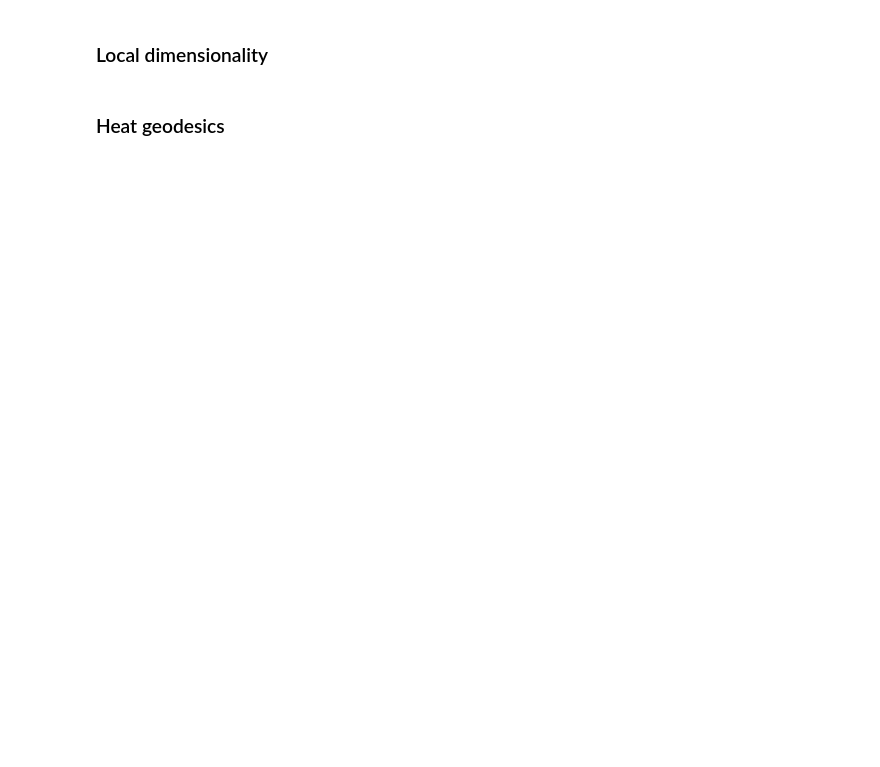
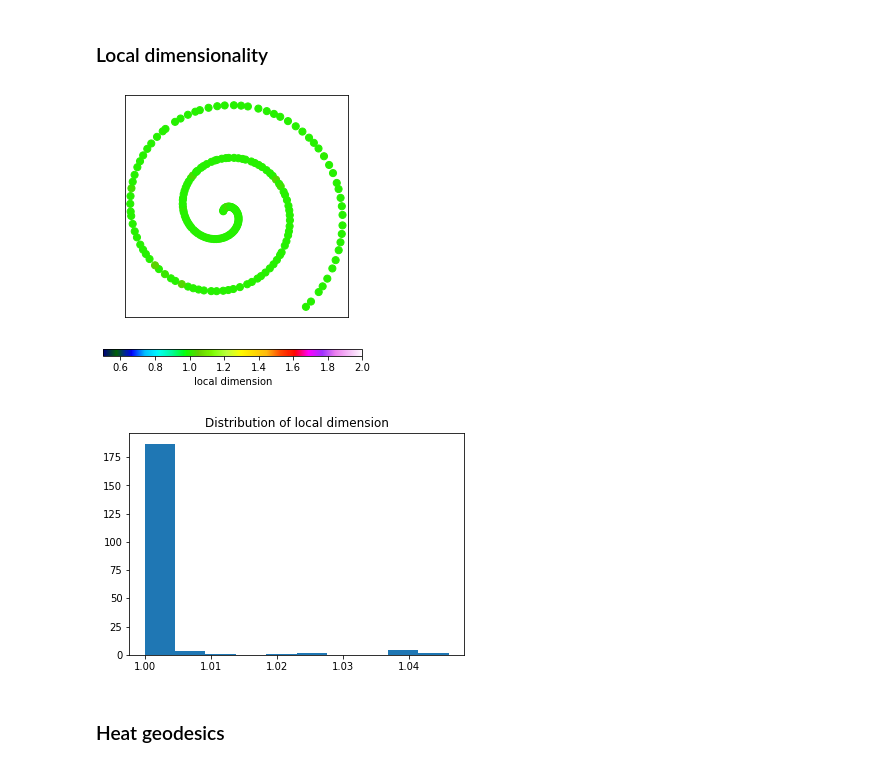
Before and after one commit to dyballa/IAN, a Jupyter notebook: examples/example-spiral.ipynb, the cells around one changed output. Cells and saved outputs as stored; diff of their text form; code cells hidden in the pictures; blank space fills up the shorter version.

```diff
--- a/examples/example-spiral.ipynb
+++ b/examples/example-spiral.ipynb
@@ -67,34 +73,37 @@ plt.show()
 #run NCD algorithm to estimate local dimension
 nbrhoodOrder = 2 #using neighbors-of-neighbors up to 2 hops away
 NofNDims, degDims = estimateLocalDims(G, D2, nbrhoodOrder)
 dims = np.maximum(degDims,NofNDims)
 
 
 #set bounds for colormap
 MIND, MAXD = min(.5,dims.min()),  max(dims.max(),2.)
 norm = matplotlib.colors.Normalize(vmin=MIND, vmax=MAXD)
 dim_cmap = matplotlib.cm.get_cmap('gist_ncar')
 
 dimColors = [dim_cmap(norm(si)) for si in dims]
 
 f,ax = subps(1,1,4,4)
 
 plot2dScatter(X,dimColors,f_ax=(f,ax),axLabels=False,s=50)
 
 ax = f.add_axes([0.05, -.025, 0.9, 0.025])
 import matplotlib as mpl
 
 cb = mpl.colorbar.ColorbarBase(ax, orientation='horizontal',
                                cmap=dim_cmap,
                                norm=mpl.colors.Normalize(MIND, MAXD),
                                label='local dimension')
 
 plt.show()
 
-f,ax = subps(1,1,4,4)
+ax = plt.subplot(111)
 ax.hist(dims)
 ax.set_title('Distribution of local dimension')
 plt.show()
+# %% [output]
+[figure, added]
+[figure, added]
 # %% [markdown]
 ### Heat geodesics
 # %%
```
Also changed, not shown: parts of 9 cells of this notebook.
